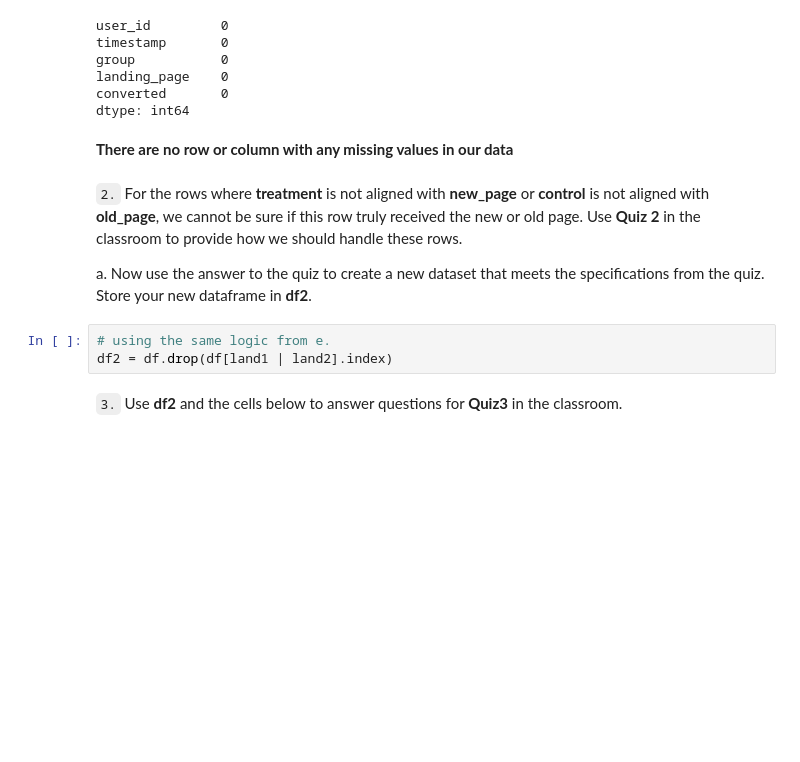
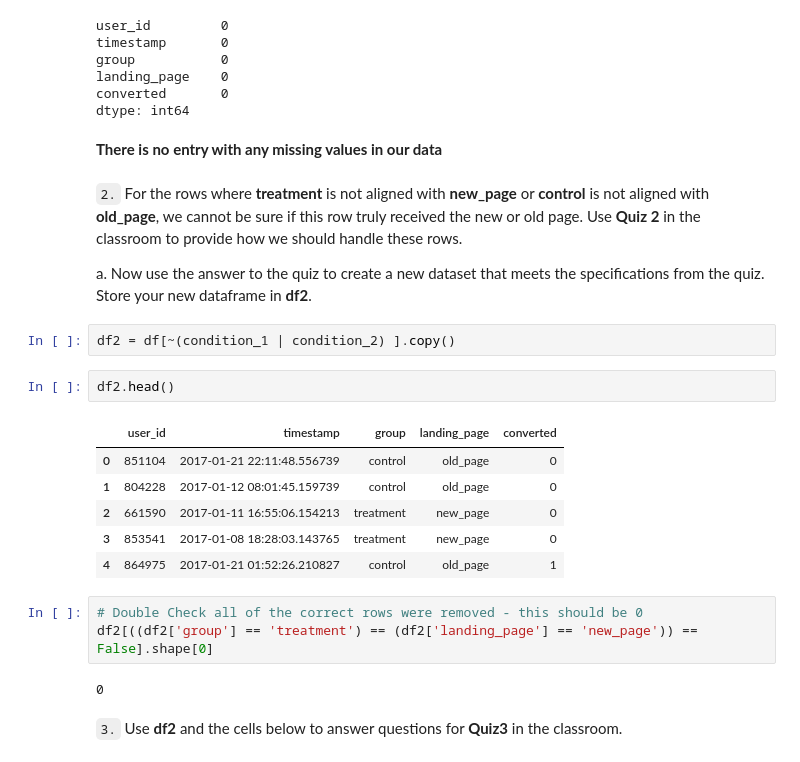
Before and after one commit to Mohamed-hanafy30/AB_testing_Udacity, a Jupyter notebook: Analyze_AB.ipynb, the cells around one changed output. Cells and saved outputs as stored; diff of their text form; blank space fills up the shorter version.

```diff
--- a/Analyze_AB.ipynb
+++ b/Analyze_AB.ipynb
@@ -114,14 +84,27 @@ landing_page    0
 converted       0
 dtype: int64
 # %% [markdown]
-**There are no row or column with any missing values in our data**
+**There is no entry with any missing values in our data**
 # %% [markdown]
 `2.` For the rows where **treatment** is not aligned with **new_page** or **control** is not aligned with **old_page**, we cannot be sure if this row truly received the new or old page.  Use **Quiz 2** in the classroom to provide how we should handle these rows.
 
 a. Now use the answer to the quiz to create a new dataset that meets the specifications from the quiz.  Store your new dataframe in **df2**.
-# %%
-# using the same logic from e.
-df2 = df.drop(df[land1 | land2].index)
+# %%
+df2 = df[~(condition_1 | condition_2) ].copy()
+# %%
+df2.head()
+# %% [output]
+|  | user_id | timestamp | group | landing_page | converted |
+| 0 | 851104 | 2017-01-21 22:11:48.556739 | control | old_page | 0 |
+| 1 | 804228 | 2017-01-12 08:01:45.159739 | control | old_page | 0 |
+| 2 | 661590 | 2017-01-11 16:55:06.154213 | treatment | new_page | 0 |
+| 3 | 853541 | 2017-01-08 18:28:03.143765 | treatment | new_page | 0 |
+| 4 | 864975 | 2017-01-21 01:52:26.210827 | control | old_page | 1 |
+# %%
+# Double Check all of the correct rows were removed - this should be 0
+df2[((df2['group'] == 'treatment') == (df2['landing_page'] == 'new_page')) == False].shape[0]
+# %% [output]
+0
 # %% [markdown]
 `3.` Use **df2** and the cells below to answer questions for **Quiz3** in the classroom.
 # %% [markdown]
```
Also changed, not shown: parts of 75 cells of this notebook, 1 other file.
